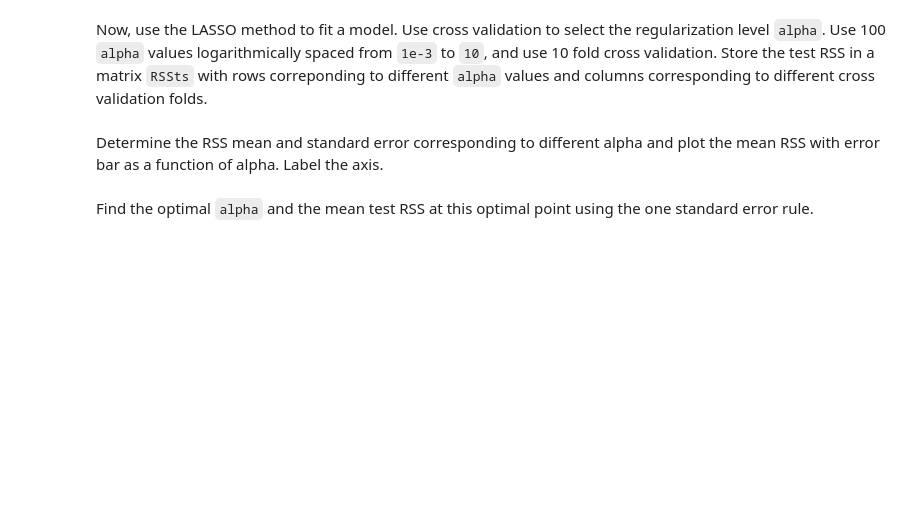
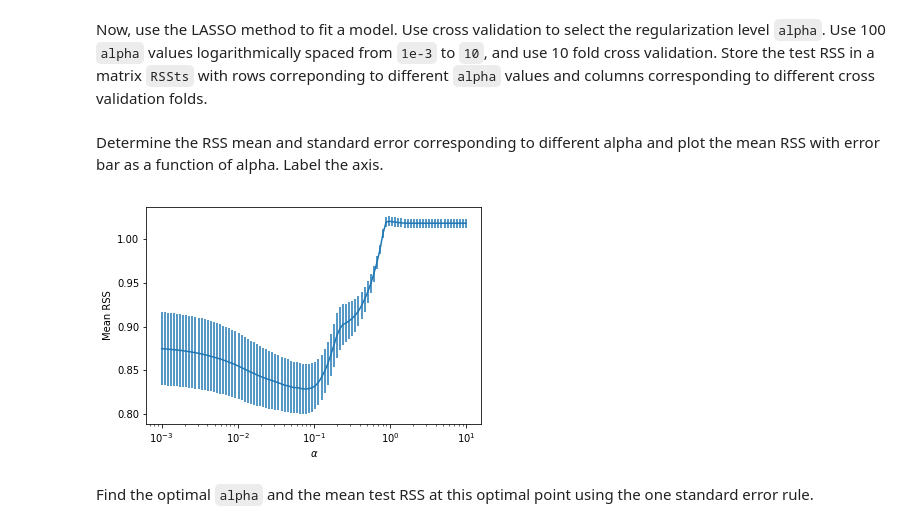
Before and after one commit to scwsdhr/9123_introml, a Jupyter notebook: 04/lab03b_student-performance_LASSO.ipynb, the cells around one changed output. Saved outputs shown, nothing was run; the diff lists cells and outputs as text; code cells hidden in the pictures; blank space fills up the shorter version.

```diff
--- a/04/lab03b_student-performance_LASSO.ipynb
+++ b/04/lab03b_student-performance_LASSO.ipynb
@@ -184,2 +247,13 @@ Determine the RSS mean and standard error corresponding to different alpha and p
+# %%
+# TODO
+RSS_mean = np.mean(RSSts, axis=1)
+RSS_std = np.std(RSSts, axis=1) / np.sqrt(nfold - 1)
+plt.semilogx()
+plt.errorbar(alphas, RSS_mean, yerr=RSS_std, fmt='-')
+plt.xlabel(r'$\alpha$')
+plt.ylabel('Mean RSS')
+plt.show()
+# %% [output]
+[figure, added]
 # %% [markdown]
 Find the optimal `alpha` and the mean test RSS at this optimal point using the one standard error rule.
```
Also changed, not shown: parts of 12 cells of this notebook.
